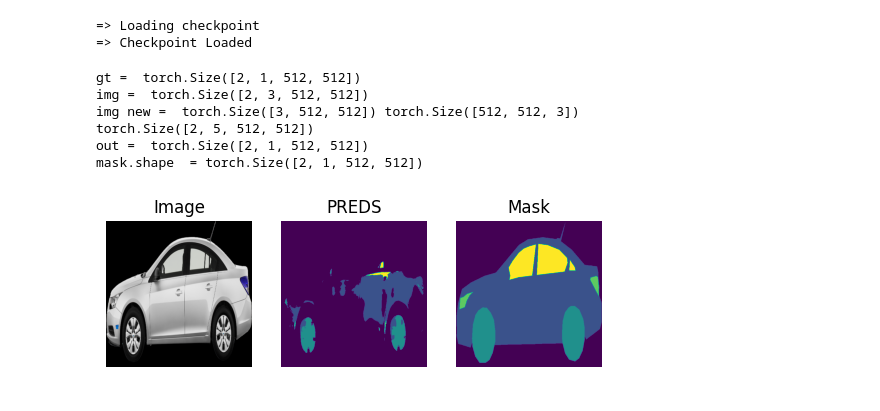
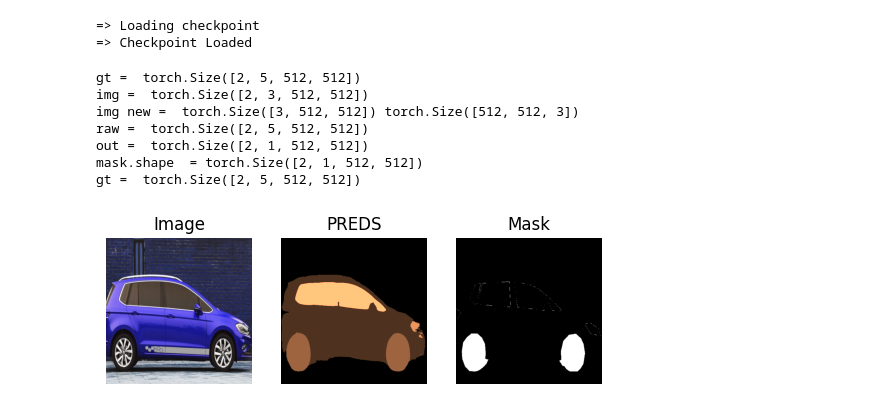
Before and after one commit to Ayush12062000/Car-Segmentation, a Jupyter notebook: Notebooks/Model_Evaluation.ipynb, the cells around one changed output. Saved outputs shown, nothing was run; the diff lists cells and outputs as text; code cells hidden in the pictures.

```diff
--- a/Notebooks/Model_Evaluation.ipynb
+++ b/Notebooks/Model_Evaluation.ipynb
@@ -47,37 +47,42 @@ for i in car_dataloader:
     with torch.no_grad():
         out = model(img)
 
-    print(out.shape)
+    raw = out
+    print("raw = ",out.shape)
 
     probs = torch.nn.functional.softmax(out,dim=1)
+    raw = torch.nn.functional.softmax(raw,dim=1)
 
     out = torch.argmax(probs, dim=1,keepdim=True)
 
     print("out = ", out.shape)
 
     mask = out.detach().cpu()
 
     print("mask.shape  =", mask.shape)
+    print("gt = ", gt_mask.shape)
 
     plt.subplot(1,3,1)
     plt.imshow(img[0].permute(1,2,0).cpu())
     plt.title('Image')
     plt.axis(False)
     plt.subplot(1,3,2)
     plt.title('PREDS')
-    plt.imshow(mask[0].permute(1,2,0).cpu())
+    # plt.imshow(raw[0][2].cpu(), cmap='copper')
+    plt.imshow(mask[0].permute(1,2,0).cpu(), cmap='copper')
     plt.axis(False)
     plt.subplot(1,3,3)
     plt.title('Mask')
     plt.axis(False)
-    plt.imshow(gt_mask[0].permute(1,2,0))
+    plt.imshow(gt_mask[0][2], cmap='gray')
     plt.show()
     break
 # %% [output]
-gt =  torch.Size([2, 1, 512, 512])
+gt =  torch.Size([2, 5, 512, 512])
 img =  torch.Size([2, 3, 512, 512])
 img new =  torch.Size([3, 512, 512]) torch.Size([512, 512, 3])
-torch.Size([2, 5, 512, 512])
+raw =  torch.Size([2, 5, 512, 512])
 out =  torch.Size([2, 1, 512, 512])
 mask.shape  = torch.Size([2, 1, 512, 512])
+gt =  torch.Size([2, 5, 512, 512])
-[figure, old version]
+[figure, new version]
```
Also changed, not shown: parts of 2 cells of this notebook.
